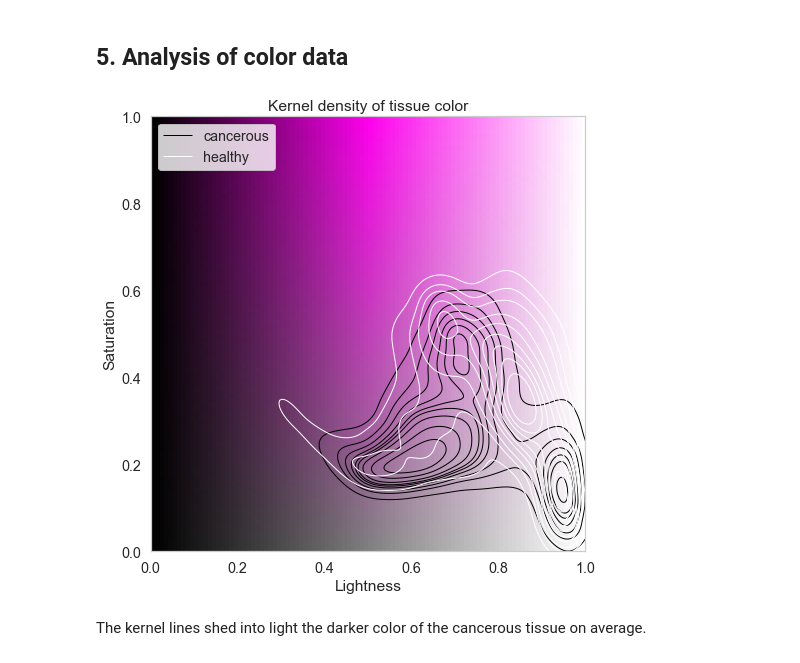
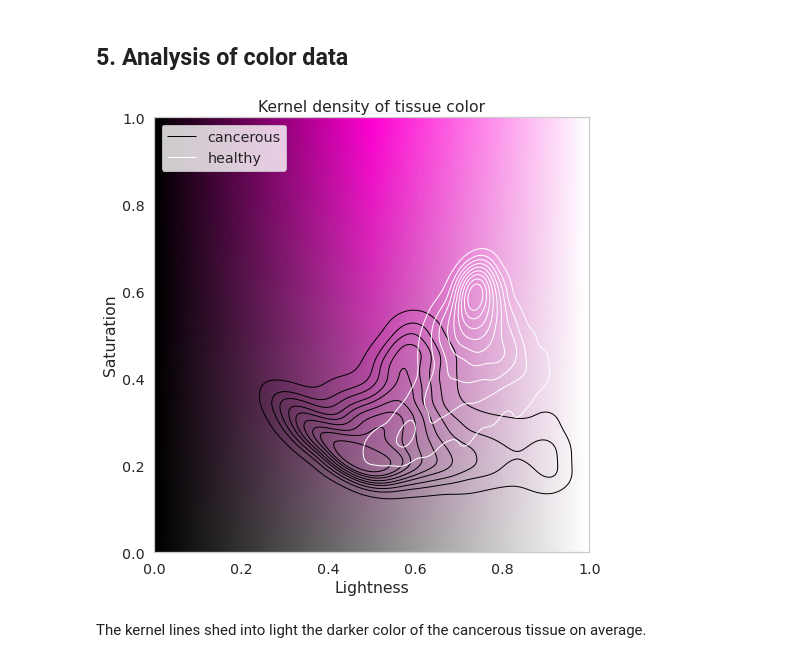
Before and after one commit to anvdn/BreastHistopathologyResNet, a Jupyter notebook: viz.ipynb, the cells around one changed output. Cells and saved outputs as stored; diff of their text form; code cells hidden in the pictures.

```diff
--- a/viz.ipynb
+++ b/viz.ipynb
@@ -197,8 +197,8 @@ def draw_random_kernel(size, path_df = sample_df):
     plt.title("Kernel density of tissue color")
     plt.show()
 # %%
-draw_random_kernel(size = 5)
+draw_random_kernel(size = 2)
 # %% [output]
-[figure, old version]
+[figure, new version]
 # %% [markdown]
 The kernel lines shed into light the darker color of the cancerous tissue on average.
```
Also changed, not shown: parts of 5 cells of this notebook, 5 other files.
